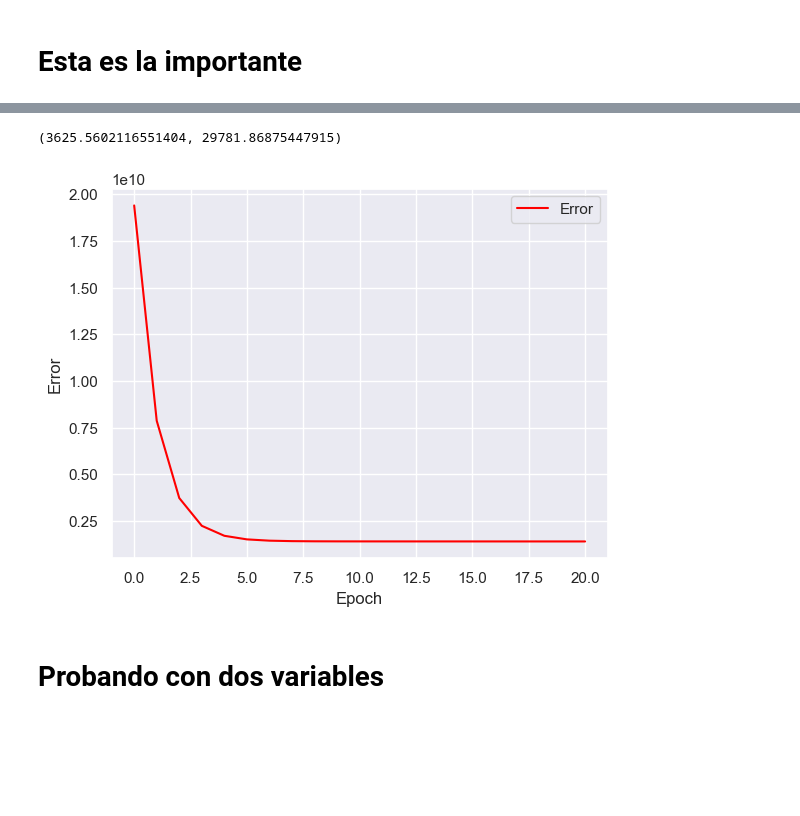
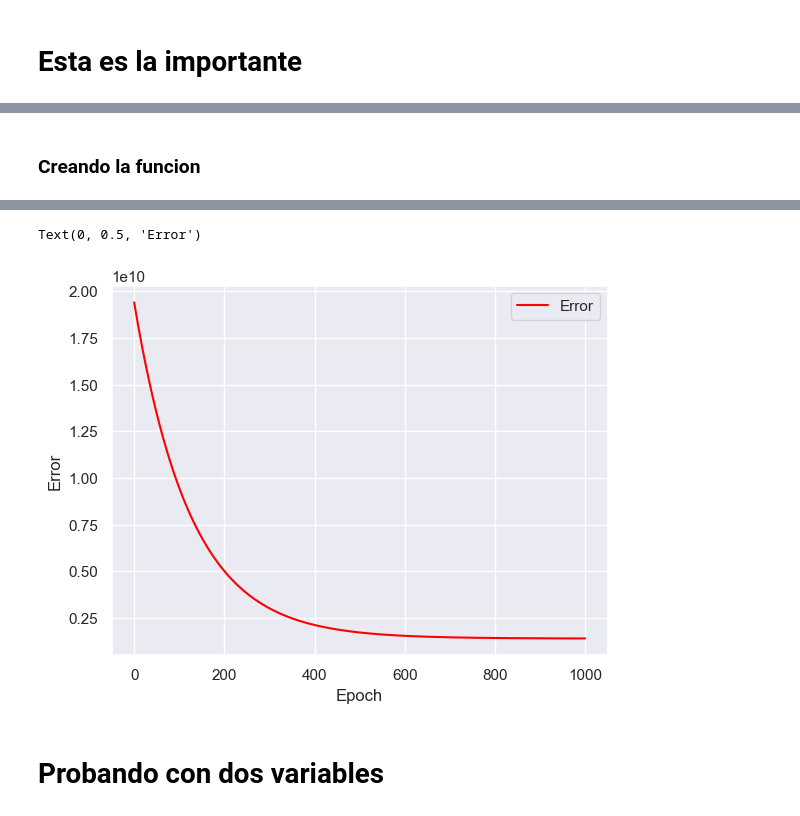
Before and after one commit to ronaldbailey/Proyecto-1---Regresi-n-con-Progra-, a Jupyter notebook: proyecto1.ipynb, the cells around one changed output, grey strips where cells are left out. Saved outputs shown, nothing was run; the diff lists cells and outputs as text; code cells hidden in the pictures; blank space fills up the shorter version.

Commit message:
Funciones agregadas a la clase

```diff
--- a/proyecto1.ipynb
+++ b/proyecto1.ipynb
@@ -1104,10 +1104,10 @@ entrenamiento = ent[['SalePrice',	'OverallQual','1stFlrSF','TotRmsAbvGrd']]
 
 y = entrenamiento['SalePrice'].values
 x = entrenamiento['OverallQual'].values
-x1 =  pd.DataFrame(entrenamiento[['OverallQual']])
+x1 =  pd.DataFrame(entrenamiento.iloc[:,1])
 x1['unos'] = 1
 
-print(x1.values)
+#print(x1.values)
 
 learning_rate = 0.001
 epochs = 100
@@ -1123,7 +1123,7 @@ for i in range(epochs+1):
     #y_pred_dot = b0 + b1 * x
     df_y =pd.DataFrame({'y_real':y,'y_pred_dot':y_pred_dot})
 
-    error = (df_y.y_pred_dot-df_y.y_real)
+    error = np.add(df_y.y_pred_dot,-df_y.y_real)
     error_medio = np.divide(np.mean(np.power(error,2)),2)
 
     error_df = pd.concat([error_df, pd.DataFrame({"Epoch": [i], "Error":error_medio, "b0":b0,"b1":b1})])#(1/(2*len(df_y)))*((-df_y.y_real + df_y.y_pred_dot)**2).sum()})])
@@ -1136,17 +1136,17 @@ for i in range(epochs+1):
 
     #error_df = pd.concat([error_df, pd.DataFrame({"Epoch": [i], "Error": error_medio })])
     if i % 10 == 0:
-        print(i,'  ',error_medio)
+        print(f" Epoca: {i}, Error Medio: {error_medio}, b0: {b0}, b1: {b1} ")
 
-display(error_df)
+#display(error_df)
 error_df.plot(x="Epoch", y="Error",color='red')
 plt.xlabel("Epoch")
 plt.ylabel("Error")
-display(val.OverallQual.values)
-print(4071.106782+29204.812826*val.OverallQual.values)
+#display(val.OverallQual.values)
+#print(4071.106782+29204.812826*val.OverallQual.values)
 
-print('Error = ' ,np.mean(val.SalePrice.values-(4071.106782+29204.812826*val.OverallQual.values)))
-val.describe()
+#print('Error = ' ,np.mean(val.SalePrice.values-(4071.106782+29204.812826*val.OverallQual.values)))
+#val.describe()
 #print(error_df)
 #error_df.plot(x="Epoch", y=["b0","b1"],color='red')
 #plt.ylabel("b0")1372370016.583056
@@ -1154,4 +1154,6 @@ val.describe()
 #1572307700625371.5
 #      1372370016.5
 #     11093733004.306564
+
+#1397482602.9906683  1383171783.466996
 # %% [output]
@@ -1232,30 +1172,30 @@ Error =  244.4411034315136
 [figure]
+# %% [markdown]
+### Creando la funcion
 # %%
 entrenamiento = ent[['SalePrice',	'OverallQual','1stFlrSF','TotRmsAbvGrd']]
 
-def entrenarML(entrenamiento,epochs = 100,learning_rate = 0.01):
-    y = entrenamiento['SalePrice'].values
-
-    x1 =  pd.DataFrame(entrenamiento[['OverallQual']])
-    x1['unos'] = 1
-    b0 =0.1
-    b1 = 0.2
-
-    #Arui voy a ver cada uno de los parametros calculados
+#display(entrenamiento.iloc[:,0])
+#display(entrenamiento)
+def entrenar(entrenamiento,epochs = 100, learning_rate = 0.001,b0 = 0.1, b1 = 0.2):
+    #los datos de entrenamiento deben venir en pandas la columna  0 es el objetivo a predecir y la co
+    y = entrenamiento.iloc[:,0].values #primeta columna es la variable a predecir
+    x =  pd.DataFrame(entrenamiento.iloc[:,1])#la segunda columna debe ser la variable dependiente
+    x['unos'] = 1
+    #Aqui voy a ver cada uno de los parametros calculados
     error_df = pd.DataFrame(columns=["Epoch", "Error","b0","b1"])
-
     for i in range(epochs+1):
 
-        y_pred_dot = np.dot(x1.values,[b1,b0])#pd.DataFrame({ 'y_pred_dot':np.dot(x1.values,[b1,b0])})
+        y_pred_dot = np.dot(x.values,[b1,b0])#pd.DataFrame({ 'y_pred_dot':np.dot(x1.values,[b1,b0])})
         #y_pred_dot = b0 + b1 * x
         df_y =pd.DataFrame({'y_real':y,'y_pred_dot':y_pred_dot})
 
-        error = (df_y.y_pred_dot-df_y.y_real)
+        error = np.add(df_y.y_pred_dot,-df_y.y_real)
         error_medio = np.divide(np.mean(np.power(error,2)),2)
 
         error_df = pd.concat([error_df, pd.DataFrame({"Epoch": [i], "Error":error_medio, "b0":b0,"b1":b1})])#(1/(2*len(df_y)))*((-df_y.y_real + df_y.y_pred_dot)**2).sum()})])
 
-        d_error_d_b1=np.mean(np.multiply(error,x1[x1.columns[0]].values))#(1/(len(df_y)))*((df_y.y_real - df_y.y_pred_dot)*x).sum()
+        d_error_d_b1=np.mean(np.multiply(error,x[x.columns[0]].values))#(1/(len(df_y)))*((df_y.y_real - df_y.y_pred_dot)*x).sum()
         d_error_d_b0=np.mean(error)#(1/(len(df_y)))*((df_y.y_real - df_y.y_pred_dot)).sum()
 
         b1 = b1-learning_rate*d_error_d_b1
@@ -1263,20 +1203,15 @@ def entrenarML(entrenamiento,epochs = 100,learning_rate = 0.01):
 
         #error_df = pd.concat([error_df, pd.DataFrame({"Epoch": [i], "Error": error_medio })])
         if i % 10 == 0:
-            print(i,'  ',error_medio)
-    return error_df ,(b0,b1)
-error_df, modelo= entrenarML(entrenamiento ,epochs = 20,learning_rate = 0.01)
+            print(f" Epoca: {i}, Error Medio: {error_medio}, b0: {b0}, b1: {b1} ")
+    return error_df
+
+
+#para que se vea bien la cantidad de ceros de epochs y learning_rate debe ser simetrica
+error_df = entrenar(entrenamiento,epochs = 1000, learning_rate = 0.0001,b0 = 0.1, b1 = 0.2)
+
+#display(error_df)
 error_df.plot(x="Epoch", y="Error",color='red')
 plt.xlabel("Epoch")
 plt.ylabel("Error")
-display(error_df)
-display(modelo)
-#print(error_df)
-#error_df.plot(x="Epoch", y=["b0","b1"],color='red')
-#plt.ylabel("b0")1372370016.583056
-
-#1572307700625371.5
-#      1372370016.5
-#     11093733004.306564
-#       1383171783.466996 error con 3 variables
 # %% [output]
@@ -1303,5 +1235,5 @@ display(modelo)
-(3625.5602116551404, 29781.86875447915)
+Text(0, 0.5, 'Error')
-[figure, old version]
+[figure, new version]
 # %% [markdown]
 # Probando con dos variables
 # %%
```
Also changed, not shown: parts of 3 cells of this notebook, 2 other files.
